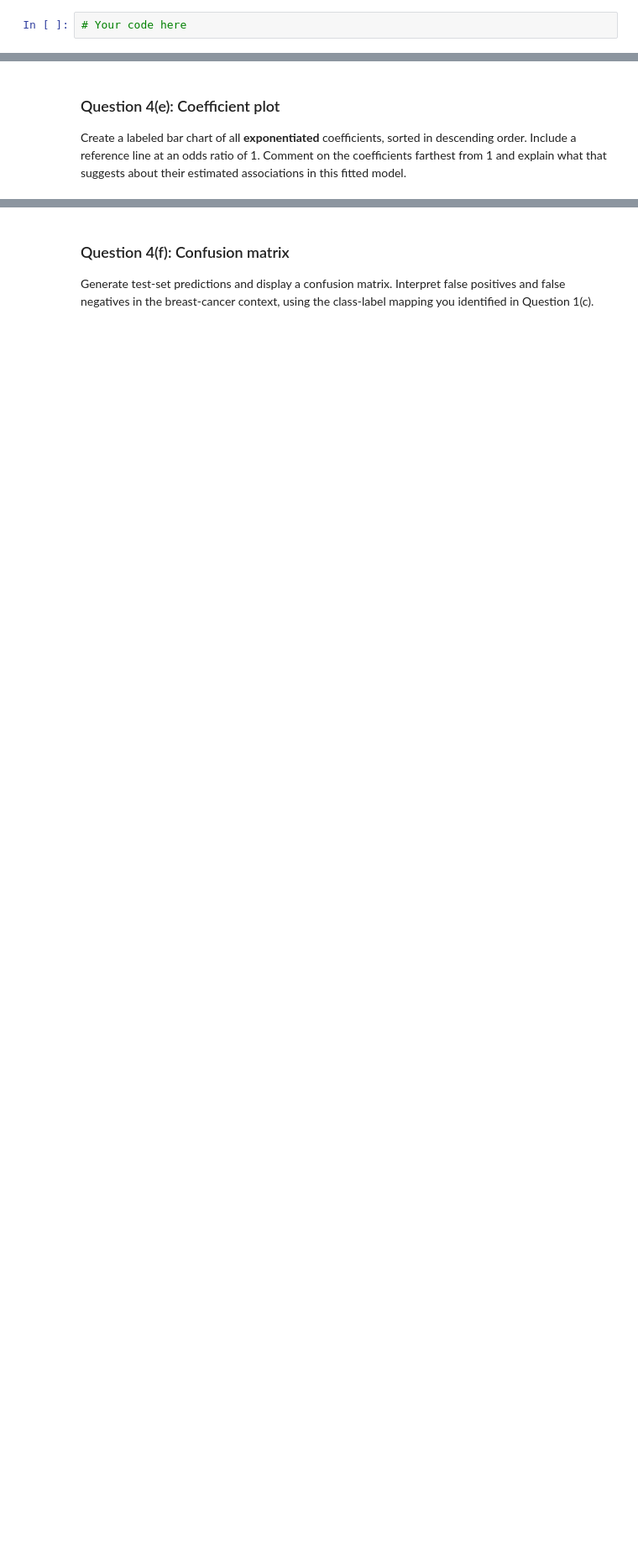
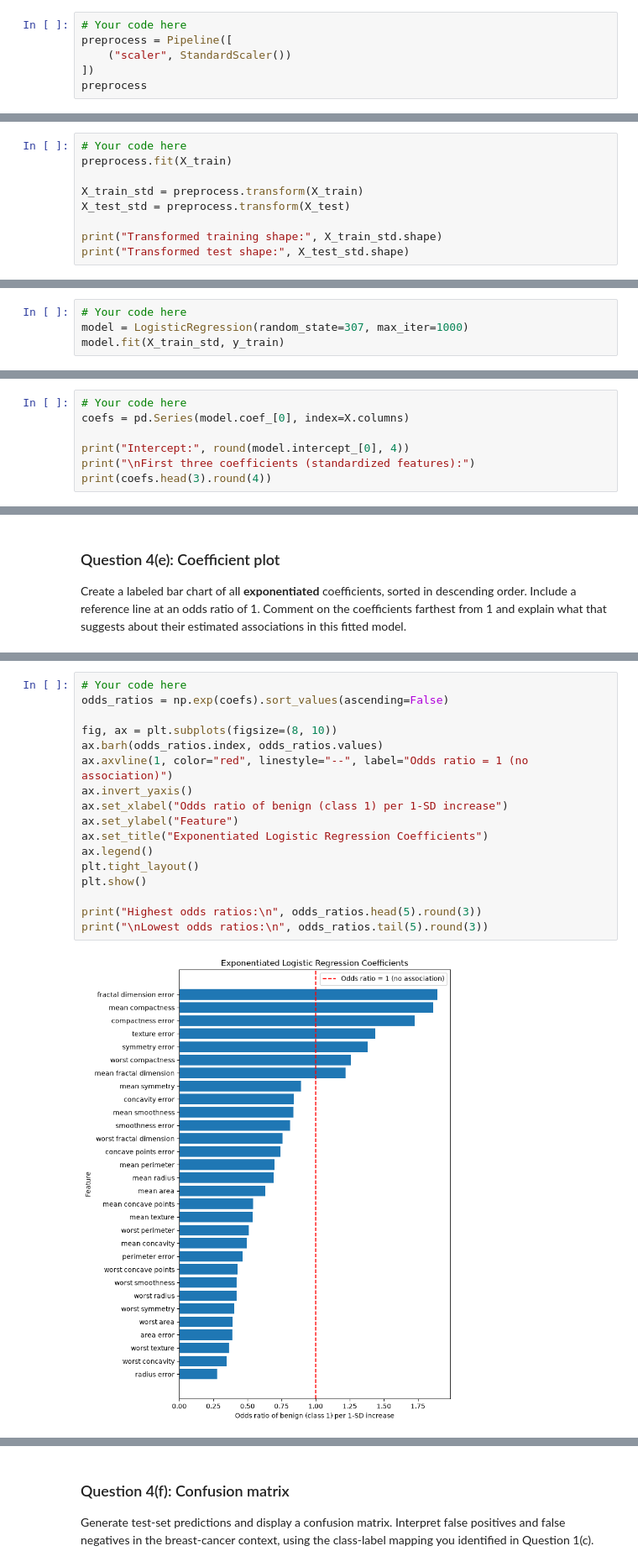
Before and after one commit to rvk23/lab-05-rvk23, a Jupyter notebook: lab-05.ipynb, the cells around one changed output, grey strips where cells are left out. Shown at 84% size. Drawn from its saved outputs; the diff is of its cells as text; blank space fills up the shorter version.

Commit message:
Complete Lab 05 logistic regression

```diff
--- a/lab-05.ipynb
+++ b/lab-05.ipynb
@@ -55,3 +94,7 @@ Split the data into a 75% training set and a 25% test set with `random_state=307
 Create a preprocessing `Pipeline` that standardizes features with `StandardScaler`.
 # %%
 # Your code here
+preprocess = Pipeline([
+    ("scaler", StandardScaler())
+])
+preprocess
@@ -63,0 +107,9 @@ Fit the preprocessing pipeline on the training features only. Transform both the
+# %%
+# Your code here
+preprocess.fit(X_train)
+
+X_train_std = preprocess.transform(X_train)
+X_test_std = preprocess.transform(X_test)
+
+print("Transformed training shape:", X_train_std.shape)
+print("Transformed test shape:", X_test_std.shape)
@@ -71,0 +125,4 @@ Fit `LogisticRegression` on the standardized training data using `random_state=3
+# %%
+# Your code here
+model = LogisticRegression(random_state=307, max_iter=1000)
+model.fit(X_train_std, y_train)
@@ -83,0 +147,7 @@ Report the fitted intercept and the coefficients of the first three features. No
+# %%
+# Your code here
+coefs = pd.Series(model.coef_[0], index=X.columns)
+
+print("Intercept:", round(model.intercept_[0], 4))
+print("\nFirst three coefficients (standardized features):")
+print(coefs.head(3).round(4))
@@ -123,0 +218,19 @@ Create a labeled bar chart of all **exponentiated** coefficients, sorted in desc
+# %%
+# Your code here
+odds_ratios = np.exp(coefs).sort_values(ascending=False)
+
+fig, ax = plt.subplots(figsize=(8, 10))
+ax.barh(odds_ratios.index, odds_ratios.values)
+ax.axvline(1, color="red", linestyle="--", label="Odds ratio = 1 (no association)")
+ax.invert_yaxis()
+ax.set_xlabel("Odds ratio of benign (class 1) per 1-SD increase")
+ax.set_ylabel("Feature")
+ax.set_title("Exponentiated Logistic Regression Coefficients")
+ax.legend()
+plt.tight_layout()
+plt.show()
+
+print("Highest odds ratios:\n", odds_ratios.head(5).round(3))
+print("\nLowest odds ratios:\n", odds_ratios.tail(5).round(3))
+# %% [output]
+[figure, added]
```
Also changed, not shown: parts of 55 cells of this notebook.
